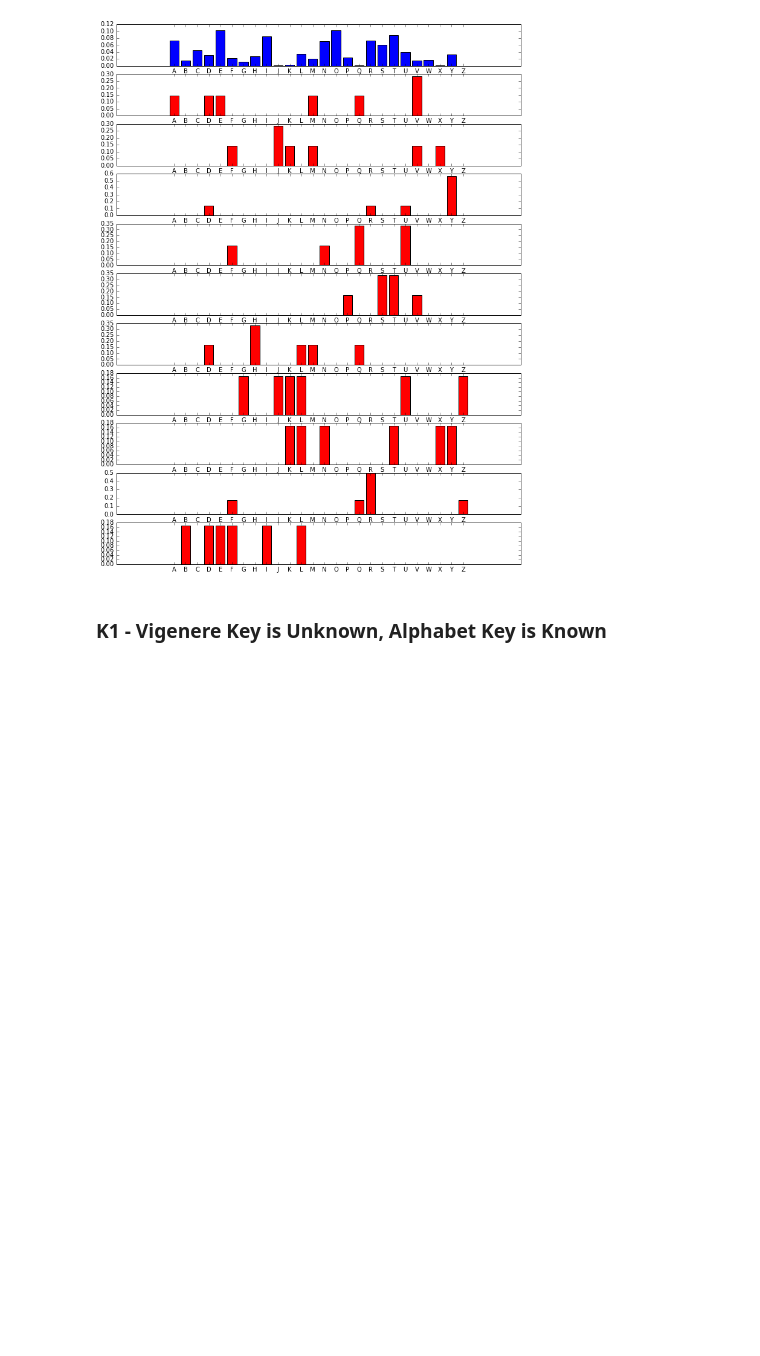
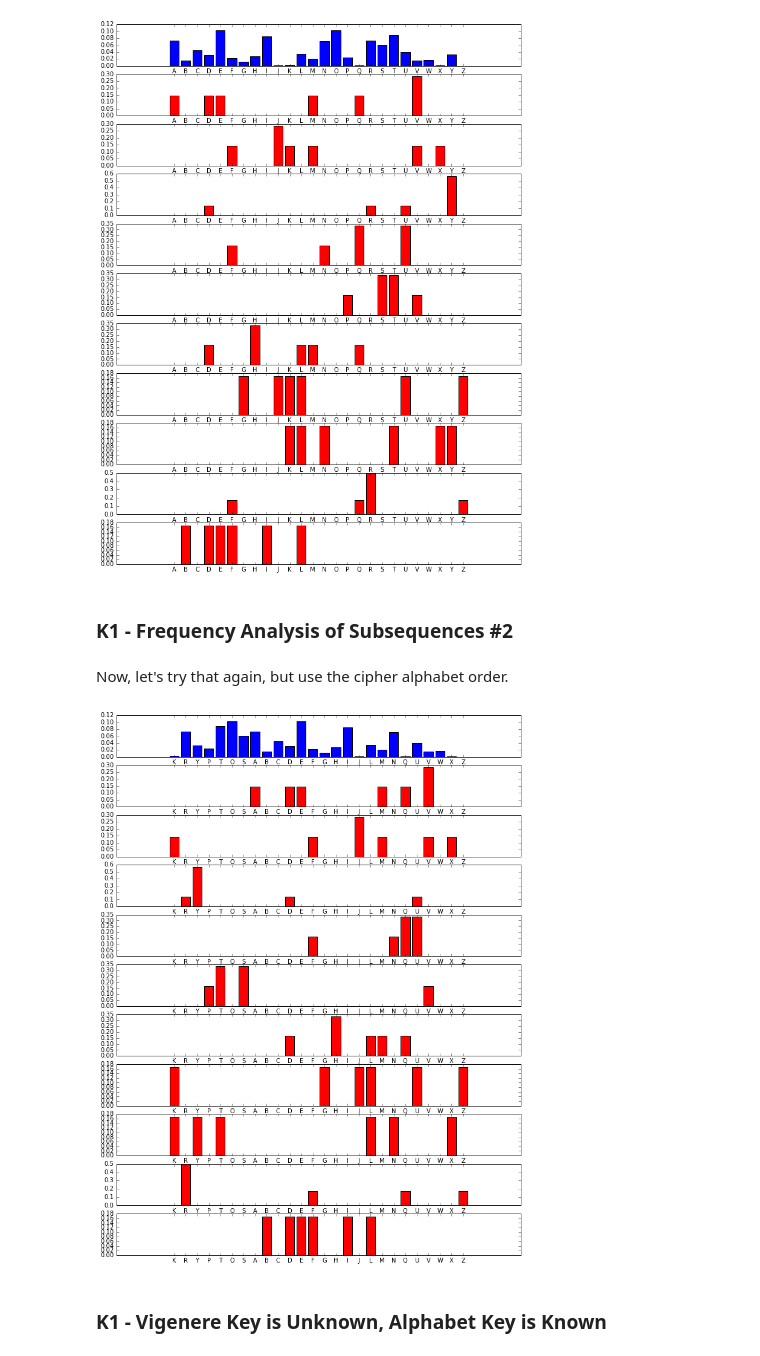
Before and after one commit to markvanheeswijk/kryptos, a Jupyter notebook: Kryptos.ipynb, the cells around one changed output. Cells and saved outputs as stored; diff of their text form; code cells hidden in the pictures; blank space fills up the shorter version.

Commit message:
updated K2 analysis

```diff
--- a/Kryptos.ipynb
+++ b/Kryptos.ipynb
@@ -1767,6 +1763,42 @@ for i in range(key_length):
     plt.bar(range(len(alphabet)), ctext_freq[i], tick_label = rotate(list(alphabet), 0), align = 'center', color = 'r')
 # %% [output]
 [figure]
+# %% [markdown]
+### K1 - Frequency Analysis of Subsequences #2
+# %% [markdown]
+Now, let's try that again, but use the cipher alphabet order.
+# %%
+# https://blog.dominodatalab.com/interactive-dashboards-in-jupyter/
+# http://ipywidgets.readthedocs.io/en/latest/examples/Using%20Interact.html
+from __future__ import division
+from matplotlib import pyplot as plt
+import numpy as np
+from ipywidgets import interact, interactive, fixed
+#import ipywidgets as widgets
+plt.rcParams["figure.figsize"] = [12,16]
+
+def rotate(l, n):
+    return l[n:] + l[:n]
+
+alphabet = "ABCDEFGHIJKLMNOPQRSTUVWXYZ"
+keyed_alphabet = compute_keyed_alphabet("KRYPTOS")
+
+key_length = 10
+
+g_english = [0.0736, 0.0148, 0.0445, 0.0302, 0.102, 0.0227, 0.0122, 0.0277, 0.0855, 0.000557, 0.00237, 0.0342, 0.0206, 0.0717, 0.103, 0.0246, 0.00181, 0.0735, 0.0608, 0.0889, 0.0392, 0.0153, 0.0173, 0.000557, 0.032, 0.000278]
+g_english_keyed = [g_english[alphabet.find(c)] for c in keyed_alphabet]
+pfig = plt.subplot(key_length+1,1,1)
+plt.bar(range(len(alphabet)), g_english_keyed, tick_label = rotate(list(keyed_alphabet), 0), align = 'center', color = 'b')
+
+ctext_freq = []
+for i in range(key_length):
+    ctext_i = ctext[i::key_length]
+    ctext_freq.append(np.array([ctext_i.count(c)/len(ctext_i) for c in keyed_alphabet]))
+
+    cfig = plt.subplot(key_length+1,1,i+2)
+    plt.bar(range(len(keyed_alphabet)), ctext_freq[i], tick_label = rotate(list(keyed_alphabet), 0), align = 'center', color = 'r')
+# %% [output]
+[figure, added]
 # %% [markdown]
 ### K1 - Vigenere Key is Unknown, Alphabet Key is Known
 # %%
```
Also changed, not shown: parts of 16 cells of this notebook, 1 other file.
